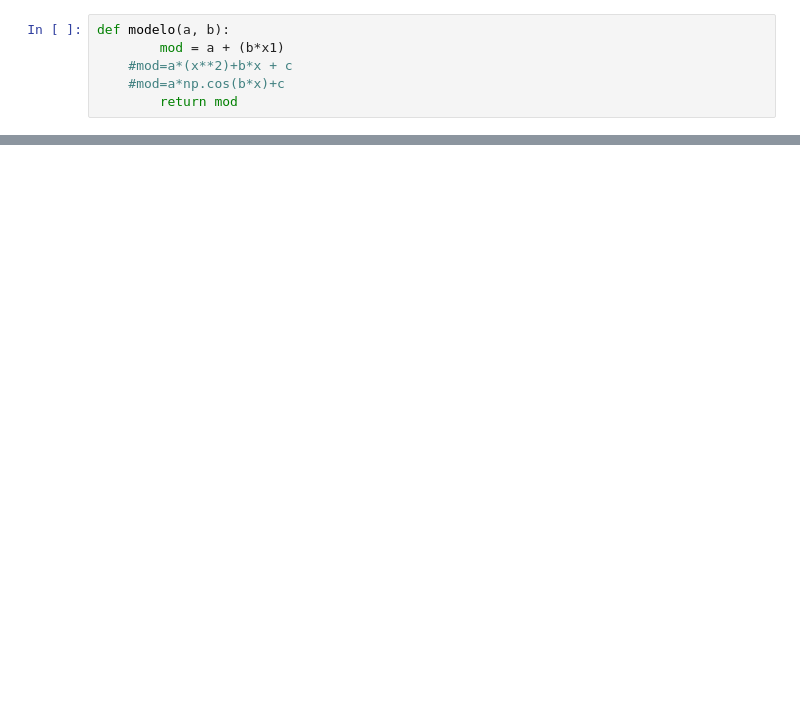
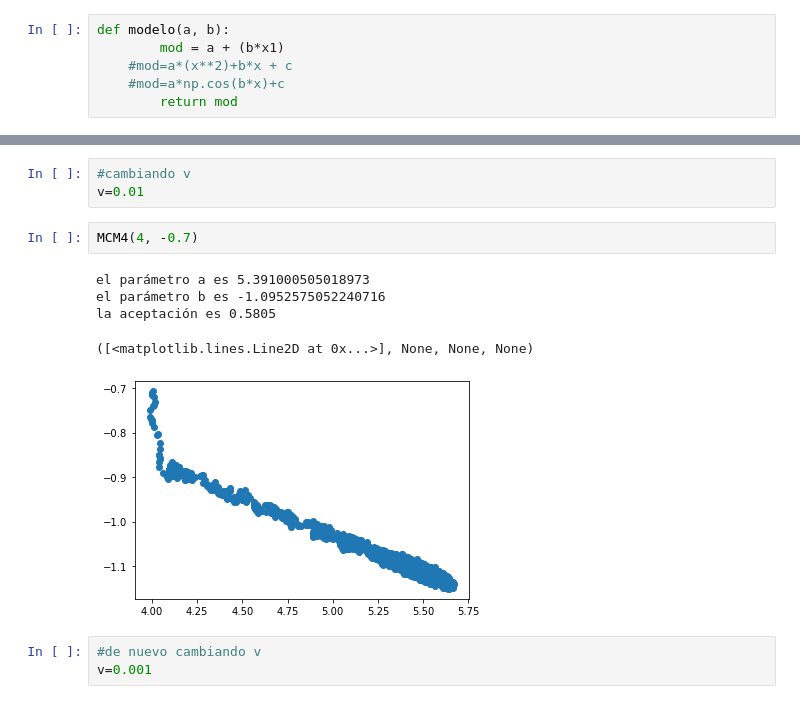
Before and after one commit to DCIDA2019/dcida2020ii-anaradi, a Jupyter notebook: Oct16/MCmetropoli.ipynb, the cells around one changed output, grey strips where cells are left out. Cells and saved outputs as stored; diff of their text form; blank space fills up the shorter version.

```diff
--- a/Oct16/MCmetropoli.ipynb
+++ b/Oct16/MCmetropoli.ipynb
@@ -190,0 +98,14 @@ def MCM(p1, p2):
+# %%
+#cambiando v
+v=0.01
+# %%
+MCM4(4, -0.7)
+# %% [output]
+el parámetro a es 5.391000505018973
+el parámetro b es -1.0952575052240716
+la aceptación es 0.5805
+([<matplotlib.lines.Line2D at 0x...>], None, None, None)
+[figure, added]
+# %%
+#de nuevo cambiando v
+v=0.001
```
Also changed, not shown: parts of 15 cells of this notebook, 1 other file.
